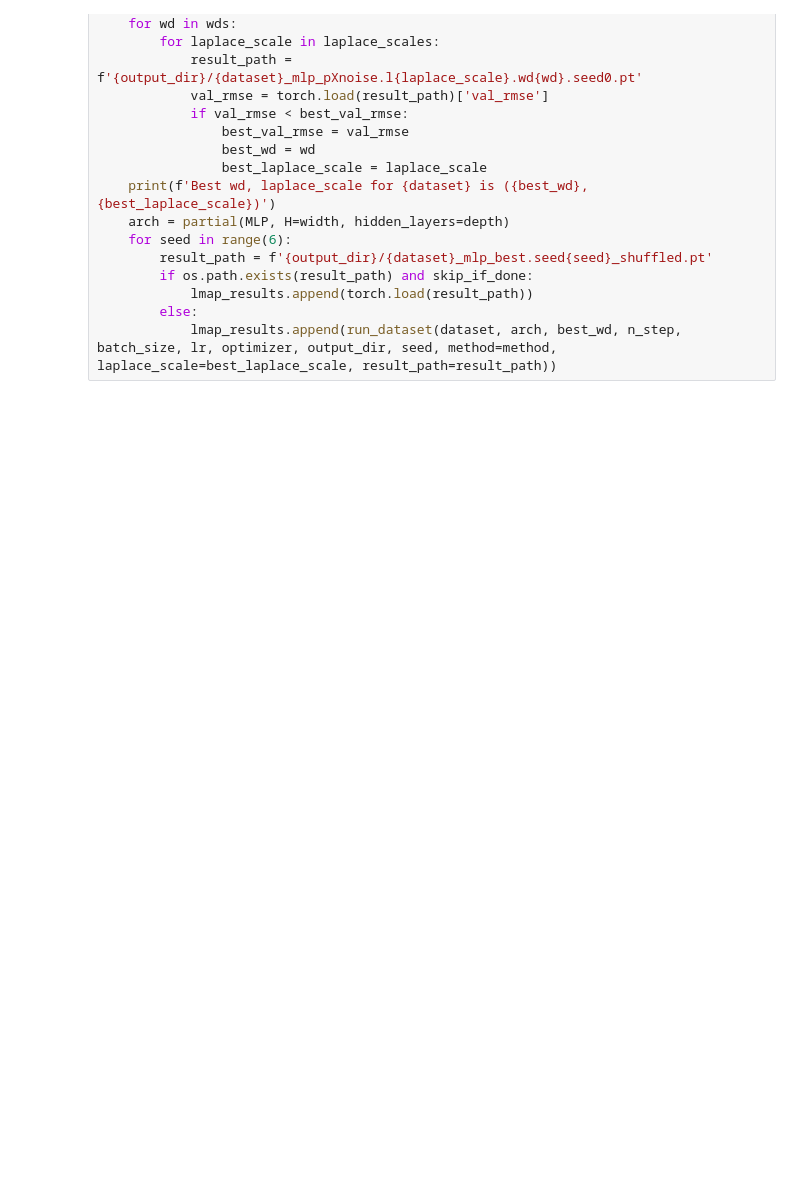
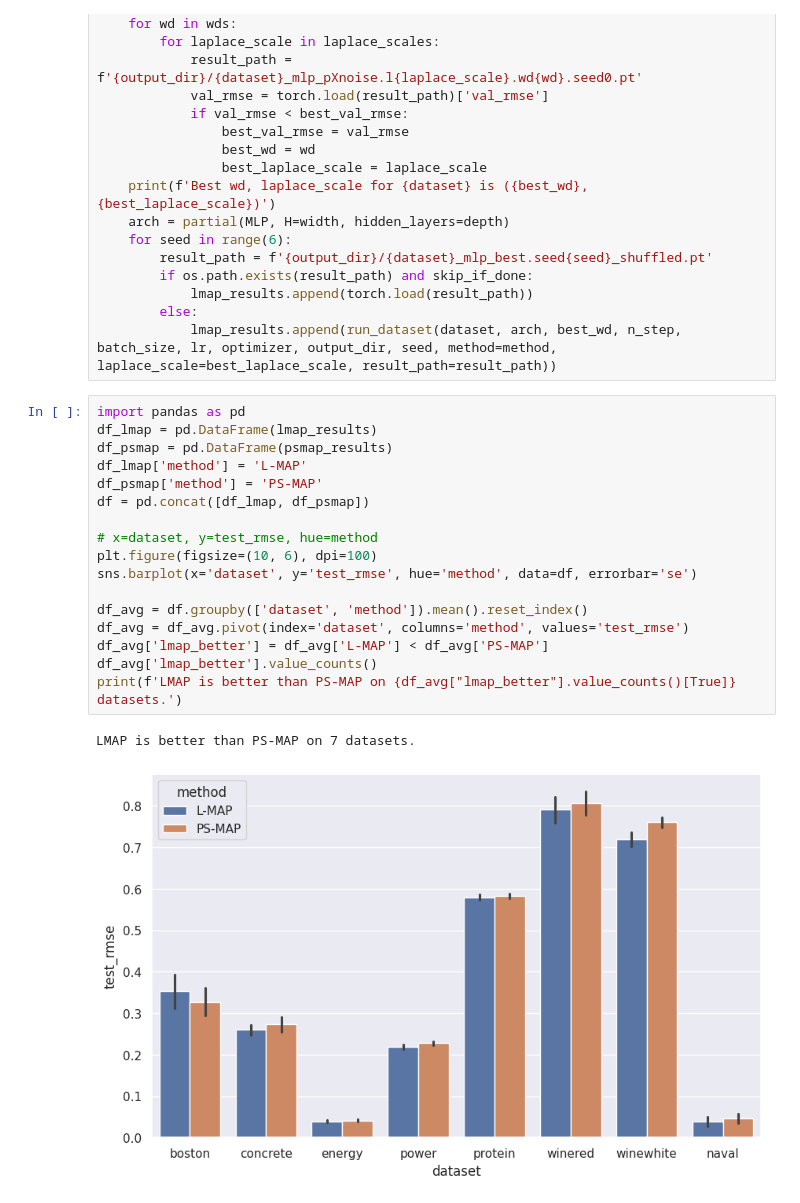
Before and after one commit to activatedgeek/function-space-map, a Jupyter notebook: notebooks/uci.ipynb, the cells around one changed output. Drawn from its saved outputs; the diff is of its cells as text; blank space fills up the shorter version.

```diff
--- a/notebooks/uci.ipynb
+++ b/notebooks/uci.ipynb
@@ -450,3 +429,23 @@ for dataset in datasets:
             lmap_results.append(torch.load(result_path))
         else:
             lmap_results.append(run_dataset(dataset, arch, best_wd, n_step, batch_size, lr, optimizer, output_dir, seed, method=method, laplace_scale=best_laplace_scale, result_path=result_path))
+# %%
+import pandas as pd
+df_lmap = pd.DataFrame(lmap_results)
+df_psmap = pd.DataFrame(psmap_results)
+df_lmap['method'] = 'L-MAP'
+df_psmap['method'] = 'PS-MAP'
+df = pd.concat([df_lmap, df_psmap])
+
+# x=dataset, y=test_rmse, hue=method
+plt.figure(figsize=(10, 6), dpi=100)
+sns.barplot(x='dataset', y='test_rmse', hue='method', data=df, errorbar='se')
+
+df_avg = df.groupby(['dataset', 'method']).mean().reset_index()
+df_avg = df_avg.pivot(index='dataset', columns='method', values='test_rmse')
+df_avg['lmap_better'] = df_avg['L-MAP'] < df_avg['PS-MAP']
+df_avg['lmap_better'].value_counts()
+print(f'LMAP is better than PS-MAP on {df_avg["lmap_better"].value_counts()[True]} datasets.')
+# %% [output]
+LMAP is better than PS-MAP on 7 datasets.
+[figure, added]
```
Also changed, not shown: parts of 2 cells of this notebook.
